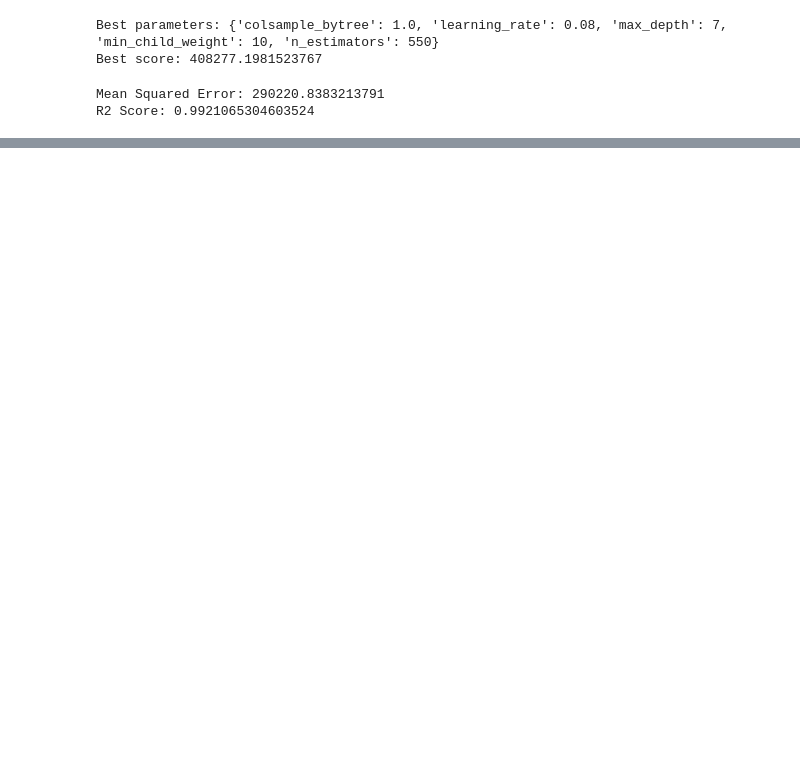
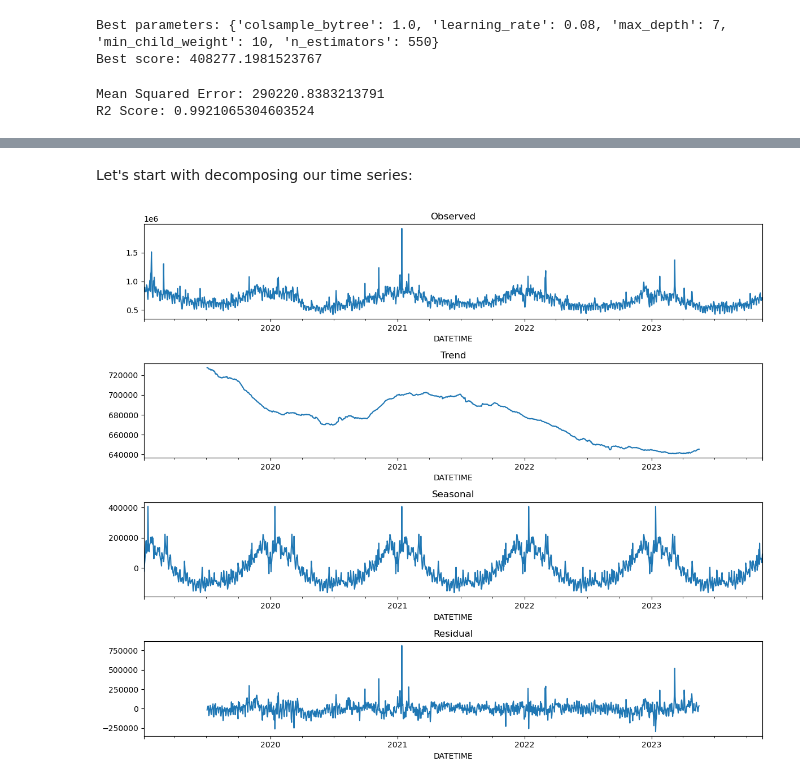
Before and after one commit to soerenssch/businessanalytics, a Jupyter notebook: models/deterministic_models.ipynb, the cells around one changed output, grey strips where cells are left out. Cells and saved outputs as stored; diff of their text form; code cells hidden in the pictures; blank space fills up the shorter version.

```diff
--- a/models/deterministic_models.ipynb
+++ b/models/deterministic_models.ipynb
@@ -142,0 +202,5 @@ loaded_model = pickle.load(open('models_sav' + filename, 'rb'))
+# %%
+df_train = pd.read_csv('../data/custom/df_train.csv')
+df_train['DATETIME'] = pd.to_datetime(df_train['DATETIME'])
+df_train.set_index('DATETIME', inplace=True)
+df_daily = df_train[['ND_TARGET']].resample('D').sum()
@@ -142,0 +224,15 @@ loaded_model = pickle.load(open('models_sav' + filename, 'rb'))
+# %% [markdown]
+Let's start with decomposing our time series:
+# %%
+decomposition_daily = seasonal_decompose(df_daily, model='additive', period=365)
+
+# Plotting the decomposed components for the daily data
+fig, (ax1, ax2, ax3, ax4) = plt.subplots(4, 1, figsize=(12, 10))
+decomposition_daily.observed.plot(ax=ax1, title='Observed')
+decomposition_daily.trend.plot(ax=ax2, title='Trend')
+decomposition_daily.seasonal.plot(ax=ax3, title='Seasonal')
+decomposition_daily.resid.plot(ax=ax4, title='Residual')
+plt.tight_layout()
+plt.show()
+# %% [output]
+[figure, added]
```
Also changed, not shown: parts of 21 cells of this notebook.
